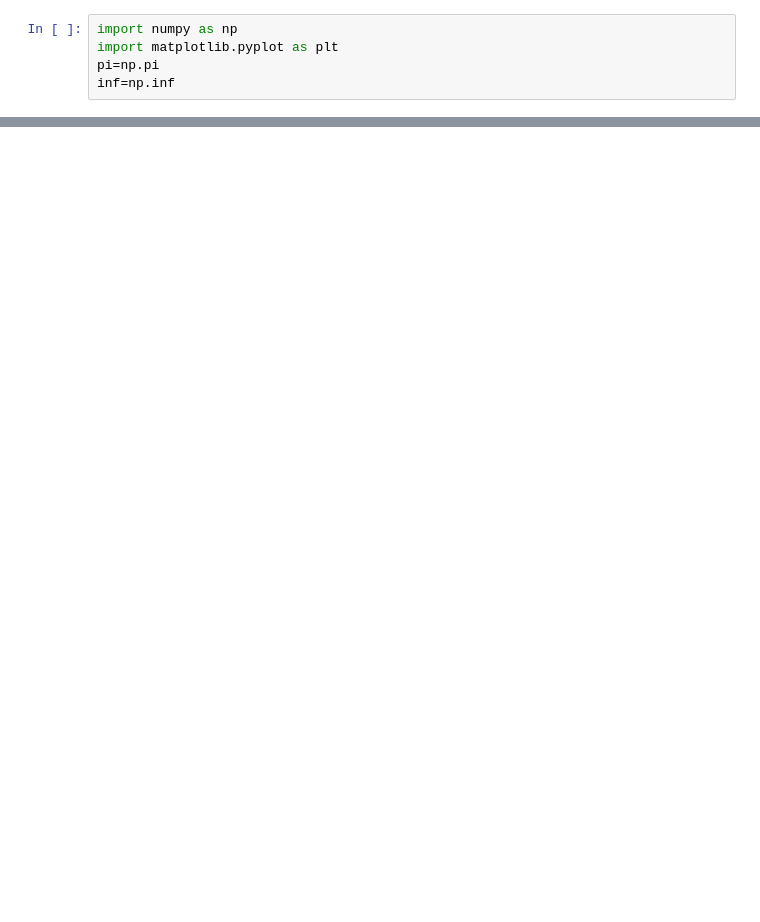
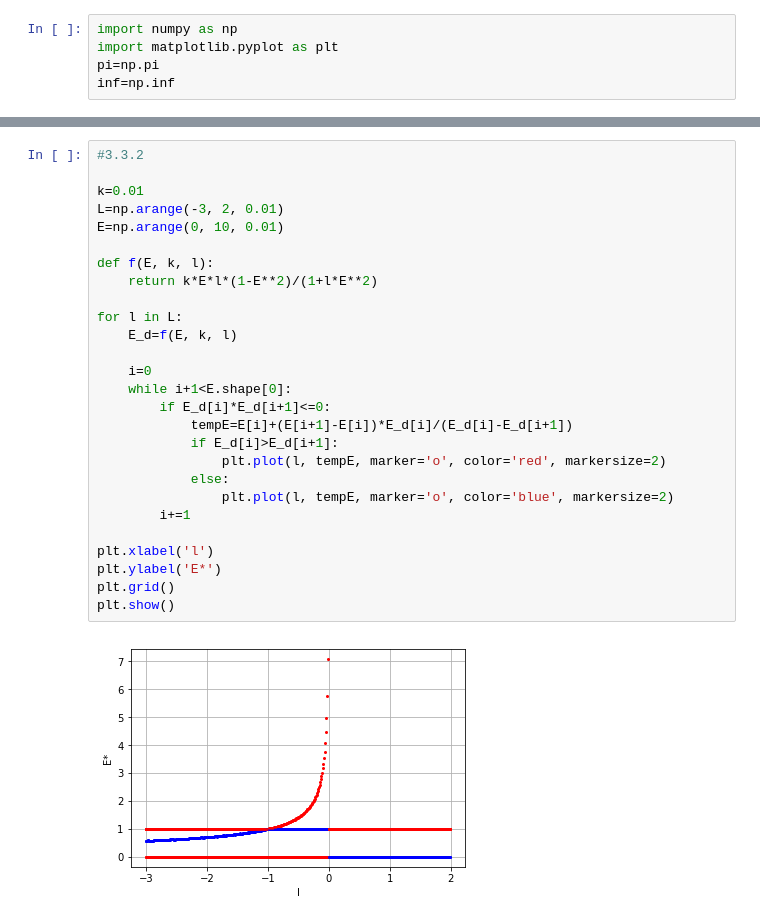
Before and after one commit to nkknj/strogatz, a Jupyter notebook: Chapter3_exercise.ipynb, the cells around one changed output, grey strips where cells are left out. Drawn from its saved outputs; the diff is of its cells as text; blank space fills up the shorter version.

```diff
--- a/Chapter3_exercise.ipynb
+++ b/Chapter3_exercise.ipynb
@@ -284,3 +285,32 @@ plt.grid()
 plt.show()
 # %% [output]
 [figure]
+# %%
+#3.3.2
+
+k=0.01
+L=np.arange(-3, 2, 0.01)
+E=np.arange(0, 10, 0.01)
+
+def f(E, k, l):
+    return k*E*l*(1-E**2)/(1+l*E**2)
+
+for l in L:
+    E_d=f(E, k, l)
+
+    i=0
+    while i+1<E.shape[0]:
+        if E_d[i]*E_d[i+1]<=0:
+            tempE=E[i]+(E[i+1]-E[i])*E_d[i]/(E_d[i]-E_d[i+1])
+            if E_d[i]>E_d[i+1]:
+                plt.plot(l, tempE, marker='o', color='red', markersize=2)
+            else:
+                plt.plot(l, tempE, marker='o', color='blue', markersize=2)
+        i+=1
+
+plt.xlabel('l')
+plt.ylabel('E*')
+plt.grid()
+plt.show()
+# %% [output]
+[figure, added]
```
Also changed, not shown: parts of 28 cells of this notebook.
